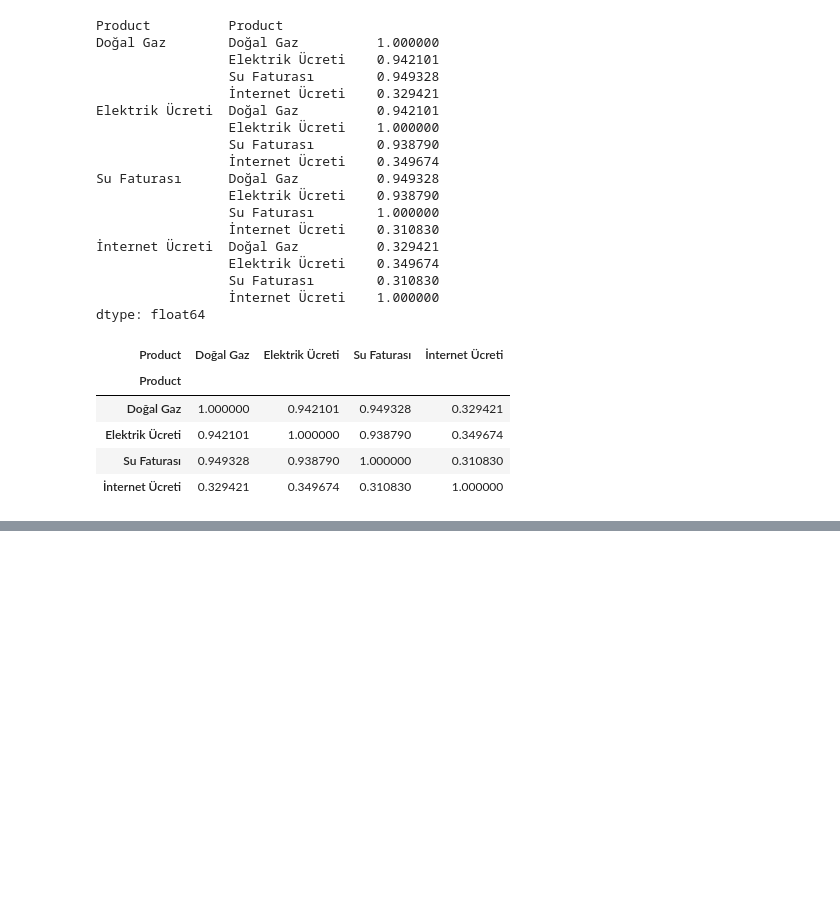
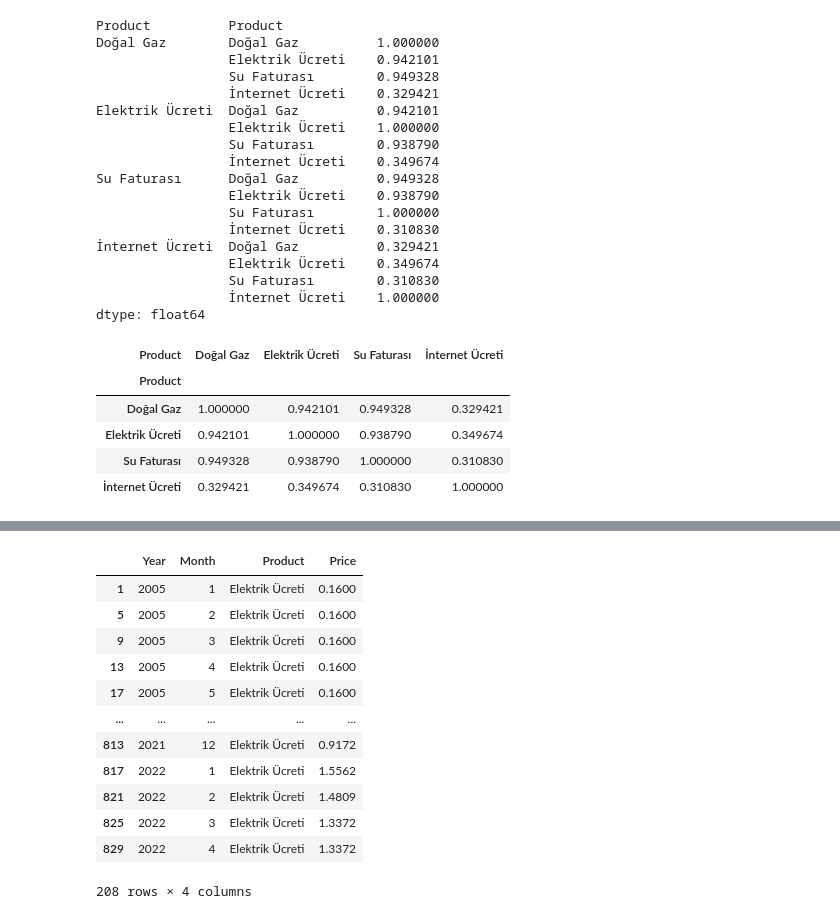
Before and after one commit to careengineering/py, a Jupyter notebook: 08_Data_Projeler/Profiling.ipynb, the cells around one changed output, grey strips where cells are left out. Drawn from its saved outputs; the diff is of its cells as text; code cells hidden in the pictures; blank space fills up the shorter version.

```diff
--- a/08_Data_Projeler/Profiling.ipynb
+++ b/08_Data_Projeler/Profiling.ipynb
@@ -121,0 +139,18 @@ AttributeError: 'Text' object has no property 'horizontalaligment'
+# %%
+#Time Series
+df = df.loc[df['Product']=='Elektrik Ücreti']
+df
+# %% [output]
+|  | Year | Month | Product | Price |
+| 1 | 2005 | 1 | Elektrik Ücreti | 0.1600 |
+| 5 | 2005 | 2 | Elektrik Ücreti | 0.1600 |
+| 9 | 2005 | 3 | Elektrik Ücreti | 0.1600 |
+| 13 | 2005 | 4 | Elektrik Ücreti | 0.1600 |
+| 17 | 2005 | 5 | Elektrik Ücreti | 0.1600 |
+| ... | ... | ... | ... | ... |
+| 813 | 2021 | 12 | Elektrik Ücreti | 0.9172 |
+| 817 | 2022 | 1 | Elektrik Ücreti | 1.5562 |
+| 821 | 2022 | 2 | Elektrik Ücreti | 1.4809 |
+| 825 | 2022 | 3 | Elektrik Ücreti | 1.3372 |
+| 829 | 2022 | 4 | Elektrik Ücreti | 1.3372 |
+208 rows × 4 columns
```
Also changed, not shown: parts of 4 cells of this notebook.
